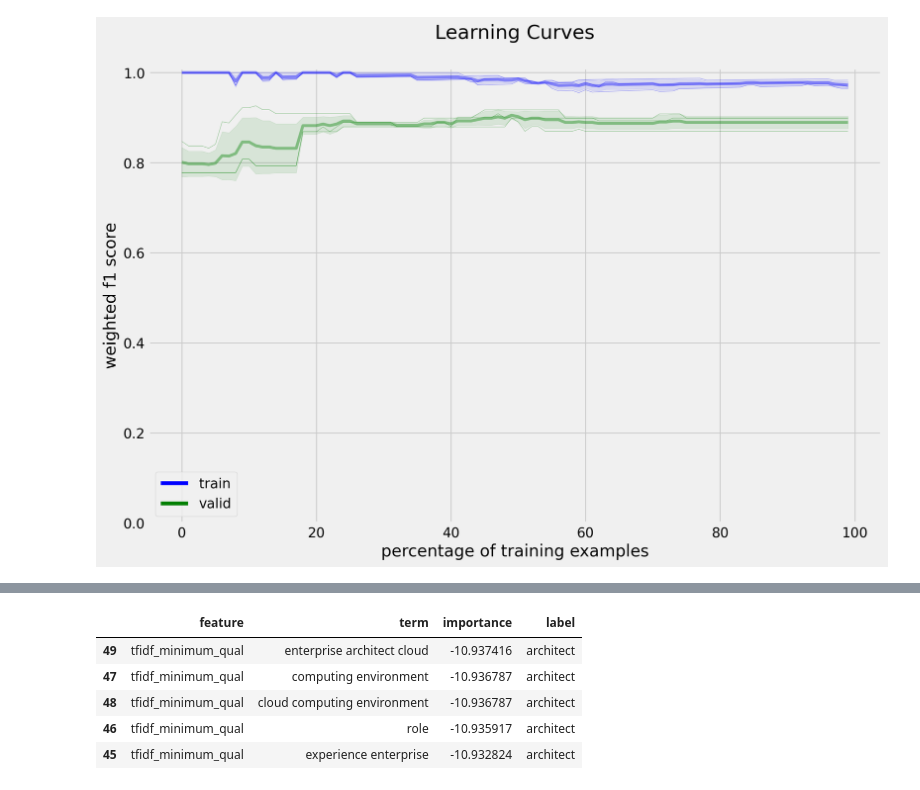
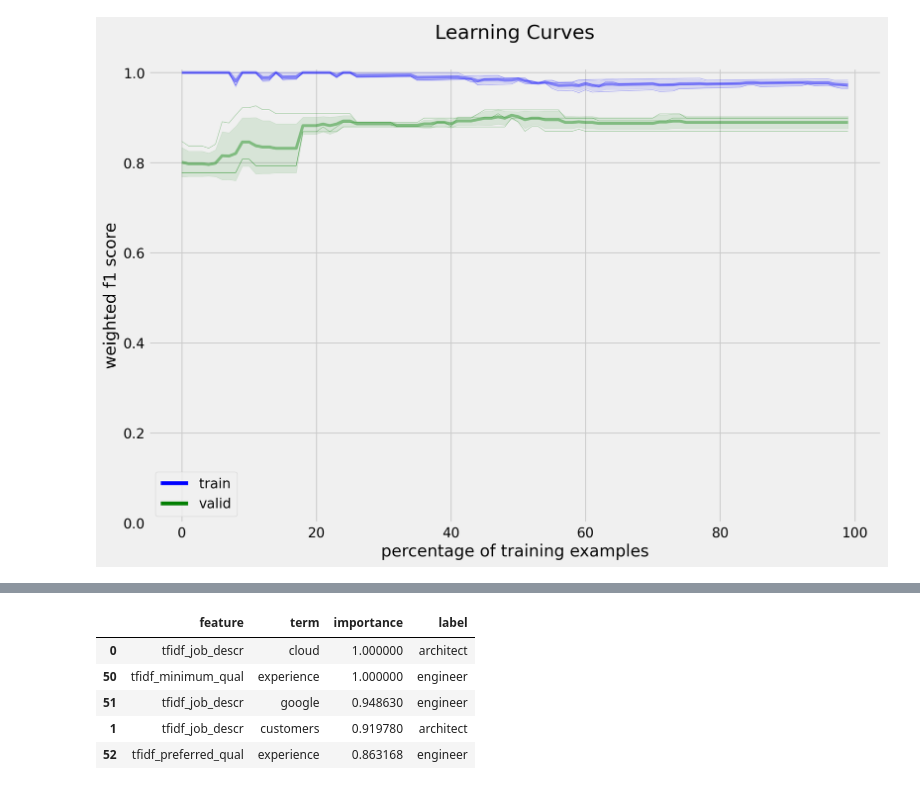
Before and after one commit to rossrco/analyses, a Jupyter notebook: ggl_job_ads/notebooks/job_ads_analysis.ipynb, the cells around one changed output, grey strips where cells are left out. Saved outputs shown, nothing was run; the diff lists cells and outputs as text; code cells hidden in the pictures.

Commit message:
scale the feature importances

```diff
--- a/ggl_job_ads/notebooks/job_ads_analysis.ipynb
+++ b/ggl_job_ads/notebooks/job_ads_analysis.ipynb
@@ -238,7 +258,8 @@ top_n = 50
 imp_terms = pd.DataFrame()
 
 for l in label_enc.classes_:
-    imp_label = importances_mcp[l].sort_values(ascending=False)[:top_n]
+    imp_scaled = pd.Series(MinMaxScaler().fit_transform(importances_mcp[l].values.reshape(-1, 1))[:,0], index=importances_mcp[l].index)
+    imp_label = imp_scaled.sort_values(ascending=False)[:top_n]
     to_append = [{'feature': col_prefix.match(feature_term)[1],
                   'term': col_prefix.match(feature_term)[3],
                   'importance': imp,
@@ -246,12 +267,12 @@ for l in label_enc.classes_:
                  for feature_term, imp in zip(imp_label.index, imp_label.values)]
     imp_terms = imp_terms.append(to_append, ignore_index=True)
 # %%
-imp_terms.sort_values('importance').head()
+imp_terms.sort_values('importance', ascending=False).head()
 # %% [output]
 |  | feature | term | importance | label |
-| 49 | tfidf_minimum_qual | enterprise architect cloud | -10.937416 | architect |
-| 47 | tfidf_minimum_qual | computing environment | -10.936787 | architect |
-| 48 | tfidf_minimum_qual | cloud computing environment | -10.936787 | architect |
-| 46 | tfidf_minimum_qual | role | -10.935917 | architect |
-| 45 | tfidf_minimum_qual | experience enterprise | -10.932824 | architect |
+| 0 | tfidf_job_descr | cloud | 1.000000 | architect |
+| 50 | tfidf_minimum_qual | experience | 1.000000 | engineer |
+| 51 | tfidf_job_descr | google | 0.948630 | engineer |
+| 1 | tfidf_job_descr | customers | 0.919780 | architect |
+| 52 | tfidf_preferred_qual | experience | 0.863168 | engineer |
 # %%
```
Also changed, not shown: parts of 4 cells of this notebook.
